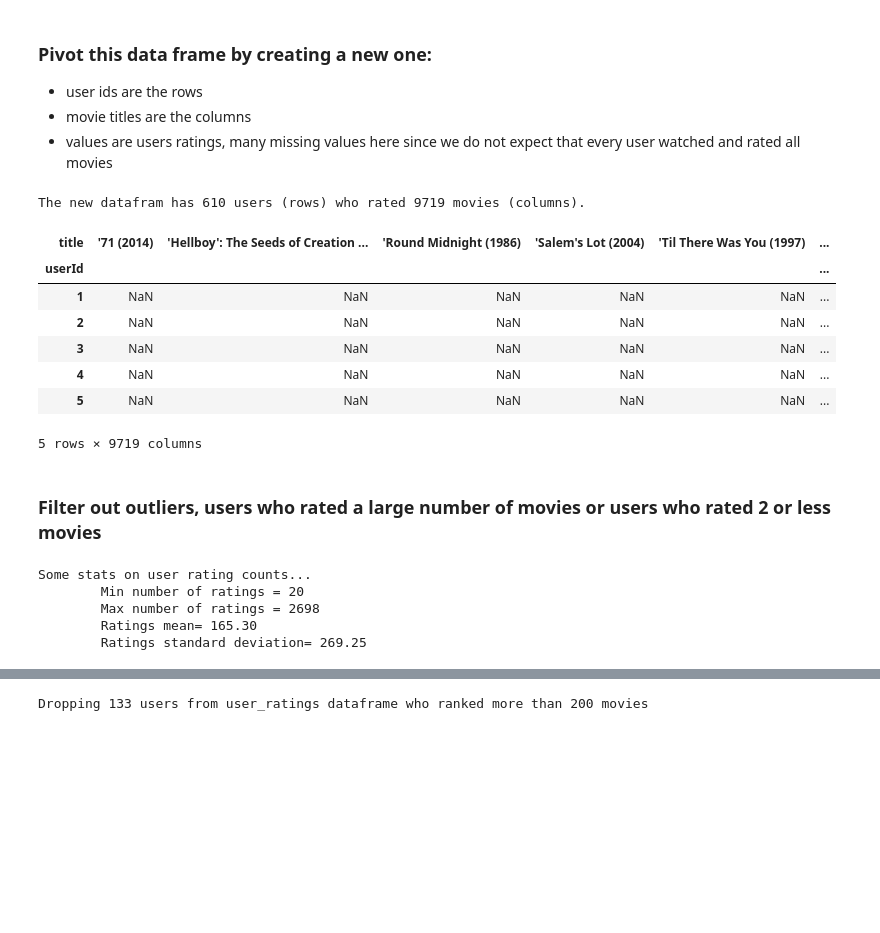
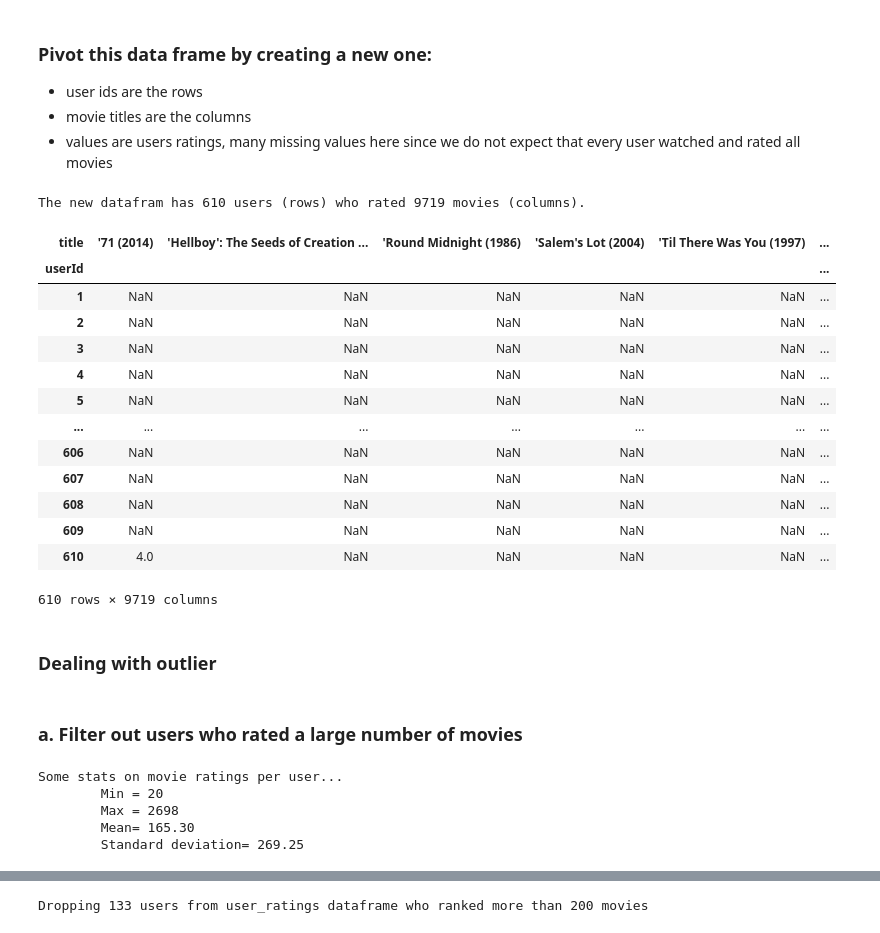
Before and after one commit to israa-alqassem/data_science, a Jupyter notebook: movie_recommendations/Recommend_me_a_movie.ipynb, the cells around one changed output, grey strips where cells are left out. Cells and saved outputs as stored; diff of their text form; code cells hidden in the pictures; blank space fills up the shorter version.

```diff
--- a/movie_recommendations/Recommend_me_a_movie.ipynb
+++ b/movie_recommendations/Recommend_me_a_movie.ipynb
@@ -67,18 +71,24 @@ del ratings['genres']
 # %%
 user_ratings = ratings.pivot_table(index=['userId'],columns=['title'],values='rating')
 print('The new datafram has {} users (rows) who rated {} movies (columns).'.format(user_ratings.shape[0],user_ratings.shape[1]))
-user_ratings.head()
+user_ratings
 # %% [output]
 The new datafram has 610 users (rows) who rated 9719 movies (columns).
 | title | '71 (2014) | 'Hellboy': The Seeds of Creation ... | 'Round Midnight (1986) | 'Salem's Lot (2004) | 'Til There Was You (1997) | ... |
 | userId |  |  |  |  |  | ... |
 | 1 | NaN | NaN | NaN | NaN | NaN | ... |
 | 2 | NaN | NaN | NaN | NaN | NaN | ... |
 | 3 | NaN | NaN | NaN | NaN | NaN | ... |
 | 4 | NaN | NaN | NaN | NaN | NaN | ... |
 | 5 | NaN | NaN | NaN | NaN | NaN | ... |
+| ... | ... | ... | ... | ... | ... | ... |
+| 606 | NaN | NaN | NaN | NaN | NaN | ... |
+| 607 | NaN | NaN | NaN | NaN | NaN | ... |
+| 608 | NaN | NaN | NaN | NaN | NaN | ... |
+| 609 | NaN | NaN | NaN | NaN | NaN | ... |
+| 610 | 4.0 | NaN | NaN | NaN | NaN | ... |
-5 rows × 9719 columns
+610 rows × 9719 columns
 # %% [markdown]
-### Filter out outliers, users who rated a large number of movies or users who rated 2 or less movies
+### Dealing with outlier
 # %%
 def reject_outliers(counts,_max=None):
@@ -93,0 +115,2 @@ def reject_outliers(counts,_max=None):
+# %% [markdown]
+### a. Filter out users who rated a large number of movies
@@ -94,14 +119,14 @@ def reject_outliers(counts,_max=None):
 # %%
 rating_counts = user_ratings.count(axis=1) #Count non-NA cells for each row.
-print('Some stats on user rating counts...')
-print('\tMin number of ratings = %d'%min(rating_counts))
-print('\tMax number of ratings = %d'%max(rating_counts))
-print('\tRatings mean= %.2f'%np.mean(rating_counts))
-print('\tRatings standard deviation= %.2f'%np.std(rating_counts))
+print('Some stats on movie ratings per user...')
+print('\tMin = %d'%min(rating_counts))
+print('\tMax = %d'%max(rating_counts))
+print('\tMean= %.2f'%np.mean(rating_counts))
+print('\tStandard deviation= %.2f'%np.std(rating_counts))
 # %% [output]
-Some stats on user rating counts...
-        Min number of ratings = 20
-        Max number of ratings = 2698
-        Ratings mean= 165.30
-        Ratings standard deviation= 269.25
+Some stats on movie ratings per user...
+        Min = 20
+        Max = 2698
+        Mean= 165.30
+        Standard deviation= 269.25
 # %%
```
Also changed, not shown: parts of 25 cells of this notebook.
